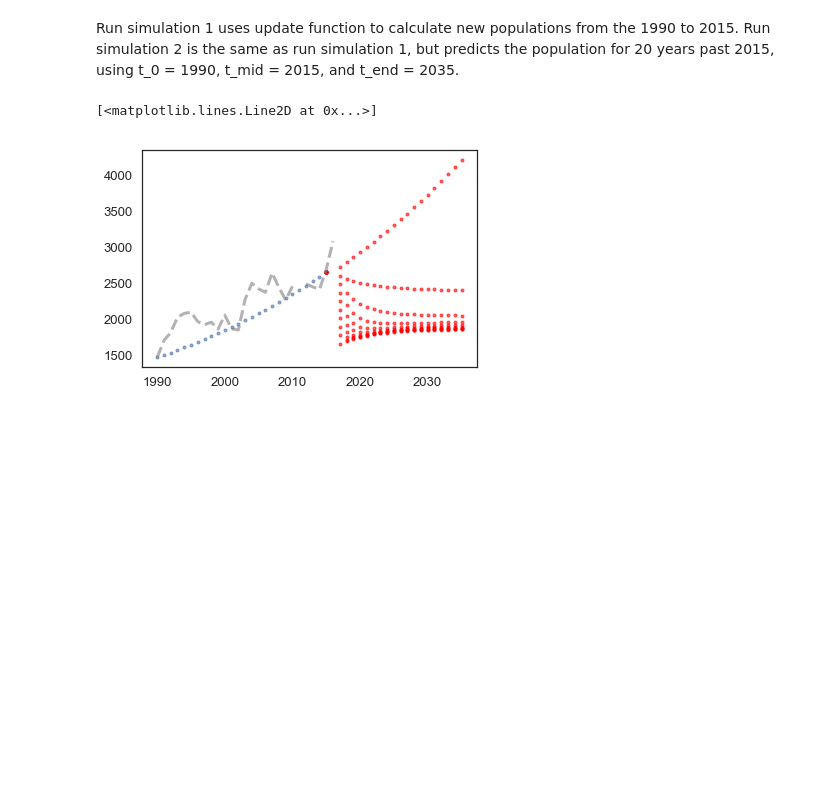
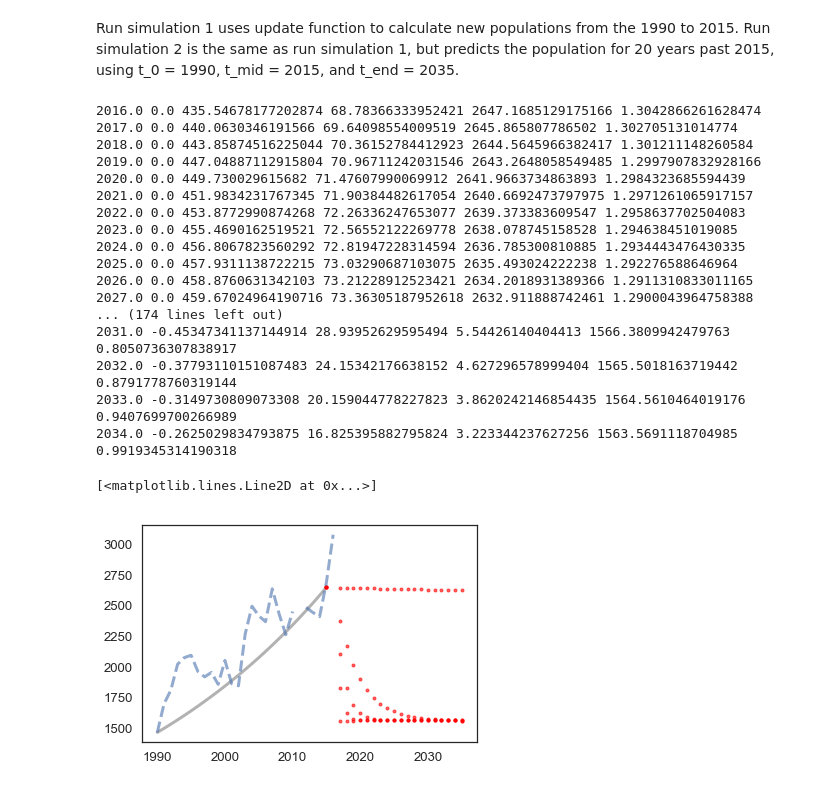
Before and after one commit to MellieZito/Project-1, a Jupyter notebook: code/otters.ipynb, the cells around one changed output. Cells and saved outputs as stored; diff of their text form; code cells hidden in the pictures; blank space fills up the shorter version.

Commit message:
fixed error with mature otters not dying off

```diff
--- a/code/otters.ipynb
+++ b/code/otters.ipynb
@@ -221,7 +254,7 @@ def run_simulation1(system, update_func):
 # %% [markdown]
 Run simulation 1 uses update function to calculate new populations from the 1990 to 2015. Run simulation 2 is the same as run simulation 1, but predicts the population for 20 years past 2015, using t_0 = 1990, t_mid = 2015, and t_end = 2035.
 # %%
-def run_simulation2(system, update_func):
+def run_simulation2(system, death_rate, update_func):
     """Simulate the system using any update function.
 
     init: initial State object
@@ -245,52 +278,65 @@ def run_simulation2(system, update_func):
 # %%
 '''Results from run simulation 1 were used to fit the model to the data for the population between 1990 and 2015.
 Run simulation 2 is then used to create multiple models for the sweep of female otter death rates.
 '''
 
-results_mature1 = run_simulation1(system, update_func1)[0];
-results_pups1 = run_simulation1(system, update_func1)[1];
+results_mature1 = run_simulation1(system, update_func1)[0]; #Model results for 1990-2015 mature
+results_pups1 = run_simulation1(system, update_func1)[1]; #Model results for 1990-2015 pups
 
-mature_2015 = get_last_value(results_mature1) # Gets final value of results_mature1
-
-pups_2015 = get_last_value(results_pups1) # Gets final value of results_pups1
+mature_2015 = get_last_value(results_mature1) #Gets final value of results_mature1, to initialize the prediction model
+pups_2015 = get_last_value(results_pups1) #Gets final value of results_pups1, to initialize the prediction model
 
 
-state = State(f_pups = pofo * pups_2015, m_pups = pomo * pups_2015, f_mature = pofo * mature_2015, m_mature = pomo * mature_2015)
+state2 = State(f_pups = pofo * pups_2015, m_pups = pomo * pups_2015, f_mature = pofo * mature_2015, m_mature = pomo * mature_2015)
 
-system_2 = System(f_birth_rate = f_birth_rate, #Lets figure out how birth rate relates to F pop
-                m_birth_rate = m_birth_rate, #Lets figure out how birth rate relates to F pop
+system_2 = System(f_birth_rate = f_birth_rate,
+                m_birth_rate = m_birth_rate,
                 maturation_rate = maturation_rate,
-                f_death_rate = f_death_rate, # female vs male death rate subject to change, possibly sweep
+                f_death_rate = f_death_rate,
                 m_death_rate = m_death_rate,
                 t_0 = t_0,
                 t_mid = t_mid,
                 t_end = t_end,
-                state = state)
+                state = state2)
 
 
-plot(results_mature1, '.', label = 'otters')
+plot(results_mature1, color='gray', label = 'otters')
 
-death_rate_array = linspace(0, 1, 10) # Array for death rate sweep
+death_rate_array = linspace(0, 1, 5) # Array for death rate sweep
 
 sweep_pups = SweepSeries() # Array to hold swept pup data
 sweep_mature = SweepSeries() # Array to hold swept mature data
 
 for death_rate in death_rate_array: # Sweeping death rate
-    results_mature = run_simulation2(system_2, update_func2)[0];
-    results_pups = run_simulation2(system_2, update_func2)[1];
+    results_mature = run_simulation2(system_2, death_rate, update_func2)[0];
+    results_pups = run_simulation2(system_2, death_rate, update_func2)[1];
 
     sweep_pups = results_pups
-    sweep_mature = results_mature #+ results_mature1
+    sweep_mature = results_mature
 
-    empty = TimeSeries()
-
-    plot(sweep_mature, '.', color = 'red', label = 'help')
-#     plot(results_mature# + results_mature1
-#          , ':', label='model otters')
+    plot(sweep_mature, ".", color = 'red', label = 'model predicted otters')
 
 
+plot(f_mature+m_mature, "--", label='og otters')
 
-plot(f_mature+m_mature, "--", color='gray', label='og otters')
+#print(sweep_mature) #issue is mature starts increasing at some point
 # %% [output]
-[<matplotlib.lines.Line2D at 0x...>]
+2016.0 0.0 435.54678177202874 68.78366333952421 2647.1685129175166 1.3042866261628474
+2017.0 0.0 440.0630346191566 69.64098554009519 2645.865807786502 1.302705131014774
+2018.0 0.0 443.85874516225044 70.36152784412923 2644.5645966382417 1.301211148260584
+2019.0 0.0 447.04887112915804 70.96711242031546 2643.2648058549485 1.2997907832928166
+2020.0 0.0 449.730029615682 71.47607990069912 2641.9663734863893 1.2984323685594439
+2021.0 0.0 451.9834231767345 71.90384482617054 2640.6692473797975 1.2971261065917157
+2022.0 0.0 453.8772990874268 72.26336247653077 2639.373383609547 1.2958637702504083
+2023.0 0.0 455.4690162519521 72.56552122269778 2638.078745158528 1.294638451019085
+2024.0 0.0 456.8067823560292 72.81947228314594 2636.785300810885 1.2934443476430335
+2025.0 0.0 457.9311138722215 73.03290687103075 2635.493024222238 1.292276588646964
+2026.0 0.0 458.8760631342103 73.21228912523421 2634.2018931389366 1.2911310833011165
+2027.0 0.0 459.67024964190716 73.36305187952618 2632.911888742461 1.2900043964758388
+... (174 lines left out)
+2031.0 -0.45347341137144914 28.93952629595494 5.54426140404413 1566.3809942479763 0.8050736307838917
+2032.0 -0.37793110151087483 24.15342176638152 4.627296578999404 1565.5018163719442 0.8791778760319144
+2033.0 -0.3149730809073308 20.159044778227823 3.8620242146854435 1564.5610464019176 0.9407699700266989
+2034.0 -0.2625029834793875 16.825395882795824 3.223344237627256 1563.5691118704985 0.9919345314190318
+[<matplotlib.lines.Line2D at 0x...>]
-[figure, old version]
+[figure, new version]
```
Also changed, not shown: parts of 7 cells of this notebook.
